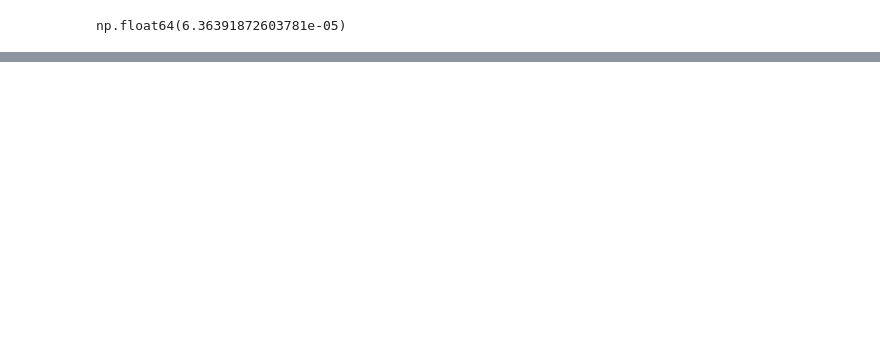
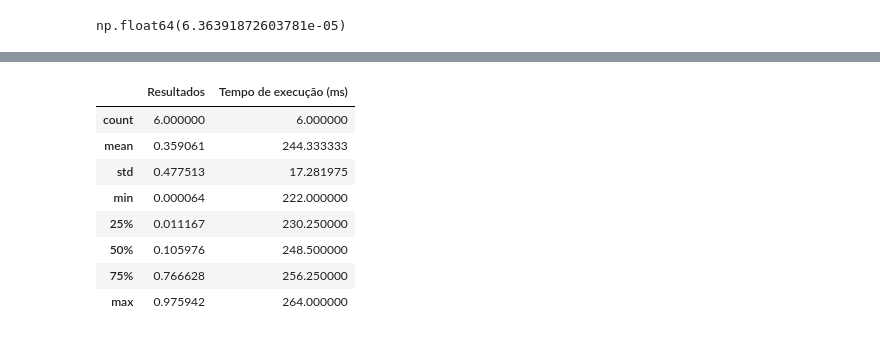
Before and after one commit to Leyberson/ProjetoIA, a Jupyter notebook: genetic_algorithm.ipynb, the cells around one changed output, grey strips where cells are left out. Drawn from its saved outputs; the diff is of its cells as text; code cells hidden in the pictures; blank space fills up the shorter version.

```diff
--- a/genetic_algorithm.ipynb
+++ b/genetic_algorithm.ipynb
@@ -80,0 +90,22 @@ np.float64(5.128699740453158e-07)
+# %%
+pd.DataFrame(
+    {'Resultados':[
+    np.float64(0.9759418784847185),
+    np.float64(0.037499023060263426),
+    np.float64(0.9640198595960783),
+    np.float64(0.0023902830135966724),
+    np.float64(6.36391872603781e-05),
+    np.float64(0.17445397522840267)],
+    'Tempo de execução (ms)':[246,251,222,258,264,225]
+    }
+).describe()
+# %% [output]
+|  | Resultados | Tempo de execução (ms) |
+| count | 6.000000 | 6.000000 |
+| mean | 0.359061 | 244.333333 |
+| std | 0.477513 | 17.281975 |
+| min | 0.000064 | 222.000000 |
+| 25% | 0.011167 | 230.250000 |
+| 50% | 0.105976 | 248.500000 |
+| 75% | 0.766628 | 256.250000 |
+| max | 0.975942 | 264.000000 |
```
Also changed, not shown: parts of 5 cells of this notebook, 2 other files.
